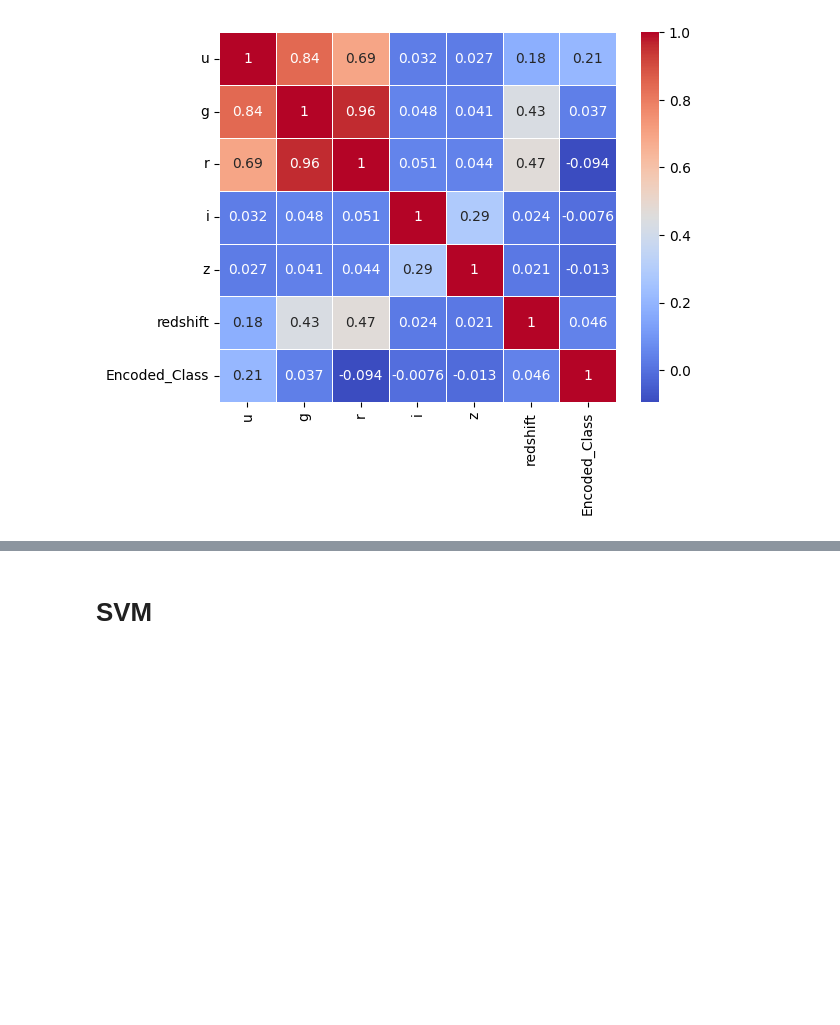
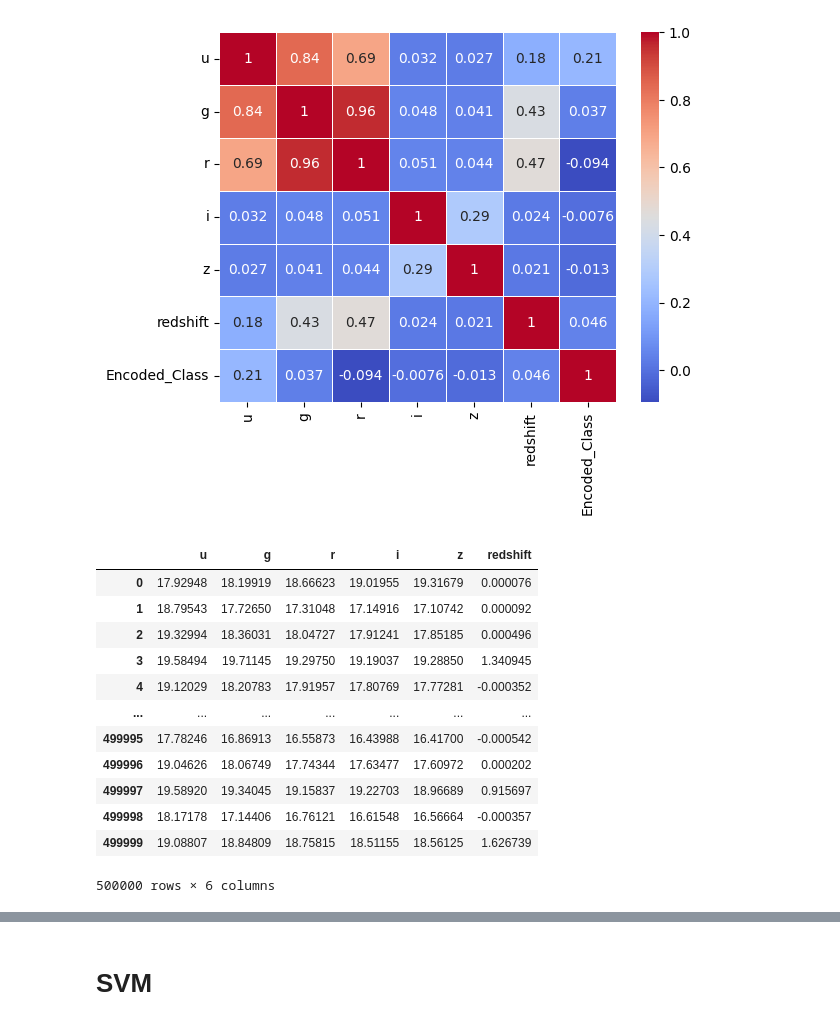
Before and after one commit to iamstarstuff/MScDataScienceThesis, a Jupyter notebook: ML Models Colab.ipynb, the cells around one changed output, grey strips where cells are left out. Drawn from its saved outputs; the diff is of its cells as text; code cells hidden in the pictures; blank space fills up the shorter version.

```diff
--- a/ML Models Colab.ipynb
+++ b/ML Models Colab.ipynb
@@ -55,5 +63,5 @@ import matplotlib.pyplot as plt
 # %%
-df = pd.read_csv('https://github.com/iamstarstuff/MScDataScienceThesis/raw/main/Skyserver_SQL5_24_2023%2012_41_33%20PM.csv')
+df = pd.read_csv('/Users/pratik/Github/MScDataScienceThesis/Skyserver_SQL5_24_2023 12_41_33 PM.csv')
 # %%
 df.head()
 # %% [output]
@@ -80,3 +88,19 @@ sns.heatmap(highcorr, annot=True, cmap='coolwarm',lw=0.5)
 # %%
 X = df[['u', 'g', 'r', 'i', 'z', 'redshift']]
 y = df['class']
+# %%
+X
+# %% [output]
+|  | u | g | r | i | z | redshift |
+| 0 | 17.92948 | 18.19919 | 18.66623 | 19.01955 | 19.31679 | 0.000076 |
+| 1 | 18.79543 | 17.72650 | 17.31048 | 17.14916 | 17.10742 | 0.000092 |
+| 2 | 19.32994 | 18.36031 | 18.04727 | 17.91241 | 17.85185 | 0.000496 |
+| 3 | 19.58494 | 19.71145 | 19.29750 | 19.19037 | 19.28850 | 1.340945 |
+| 4 | 19.12029 | 18.20783 | 17.91957 | 17.80769 | 17.77281 | -0.000352 |
+| ... | ... | ... | ... | ... | ... | ... |
+| 499995 | 17.78246 | 16.86913 | 16.55873 | 16.43988 | 16.41700 | -0.000542 |
+| 499996 | 19.04626 | 18.06749 | 17.74344 | 17.63477 | 17.60972 | 0.000202 |
+| 499997 | 19.58920 | 19.34045 | 19.15837 | 19.22703 | 18.96689 | 0.915697 |
+| 499998 | 18.17178 | 17.14406 | 16.76121 | 16.61548 | 16.56664 | -0.000357 |
+| 499999 | 19.08807 | 18.84809 | 18.75815 | 18.51155 | 18.56125 | 1.626739 |
+500000 rows × 6 columns
```
Also changed, not shown: parts of 32 cells of this notebook.
